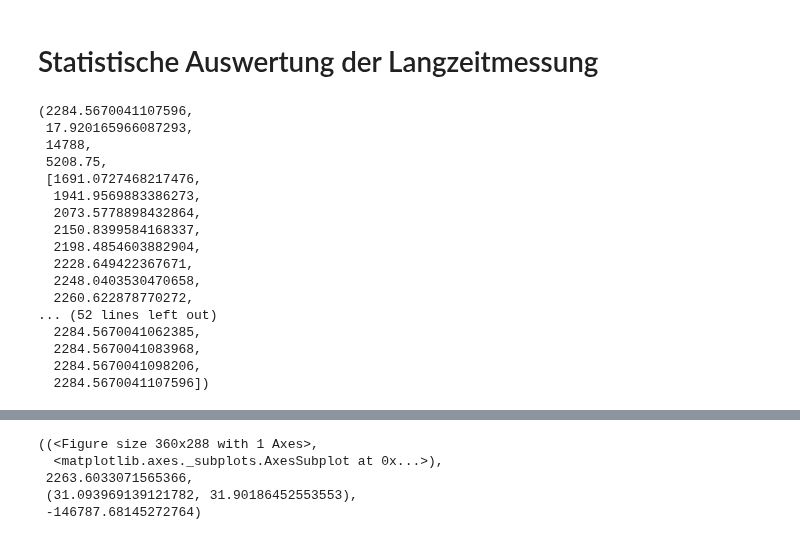
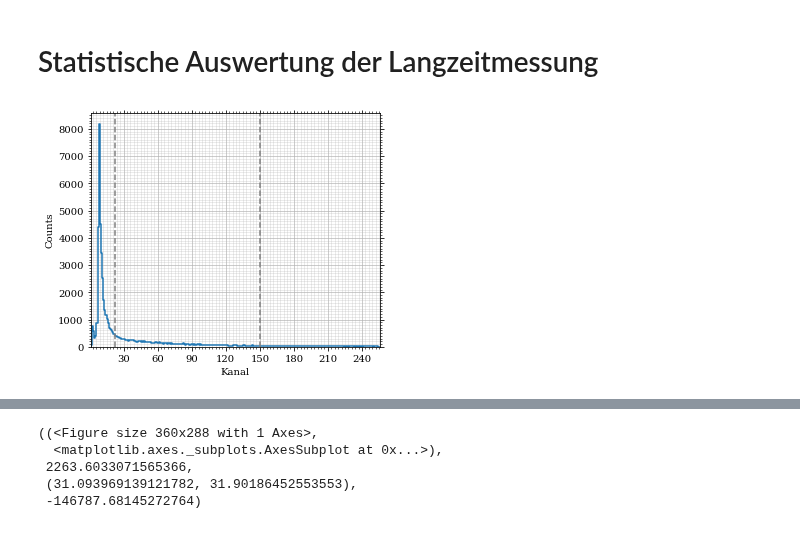
Before and after one commit to vale981/fpraktikum, a Jupyter notebook: LM/auswertung/Untitled.ipynb, the cells around one changed output, grey strips where cells are left out. Drawn from its saved outputs; the diff is of its cells as text; code cells hidden in the pictures.

```diff
--- a/LM/auswertung/Untitled.ipynb
+++ b/LM/auswertung/Untitled.ipynb
@@ -88,24 +88,11 @@ for index, peak in enumerate(peak_labels):
 # Statistische Auswertung der Langzeitmessung
 # %%
 counts = load_counts('../messungen/LM_2019_12_20.txt')
-interval = (24, 150)
+interval = (22, 150)
-# %%
-continous(counts, interval)
-# %% [output]
-(2284.5670041107596,
- 17.920165966087293,
- 14788,
- 5208.75,
- [1691.0727468217476,
-  1941.9569883386273,
-  2073.5778898432864,
-  2150.8399584168337,
-  2198.4854603882904,
-  2228.649422367671,
-  2248.0403530470658,
-  2260.622878770272,
-... (52 lines left out)
-  2284.5670041062385,
-  2284.5670041083968,
-  2284.5670041098206,
-  2284.5670041107596])
+# %%
+fig, ax = plot_spectrum(counts)
+ax.axvline(interval[0], color='grey', linestyle='--')
+ax.axvline(interval[1], color='grey', linestyle='--')
+save_fig(fig, 'spectrum_overview', 'haupt')
+# %% [output]
+[figure, added]
```
Also changed, not shown: parts of 4 cells of this notebook, 8 other files.
